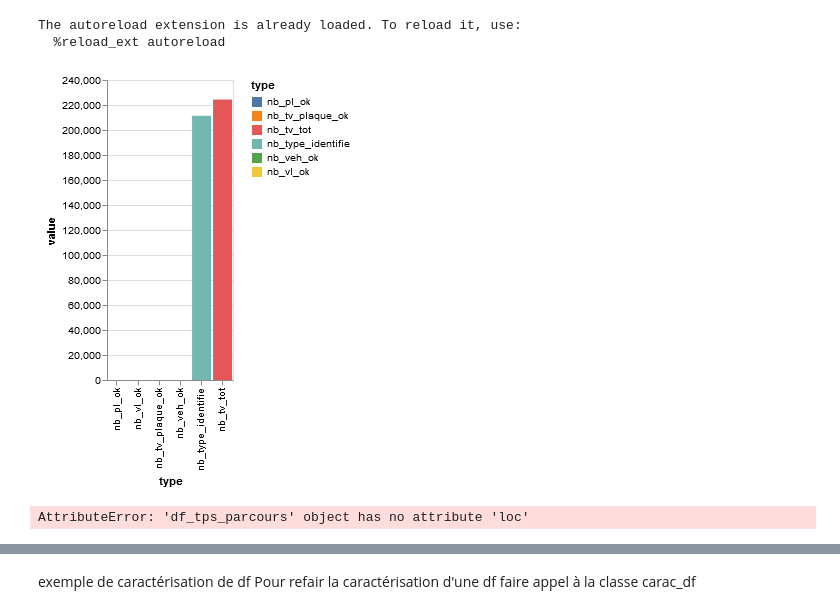
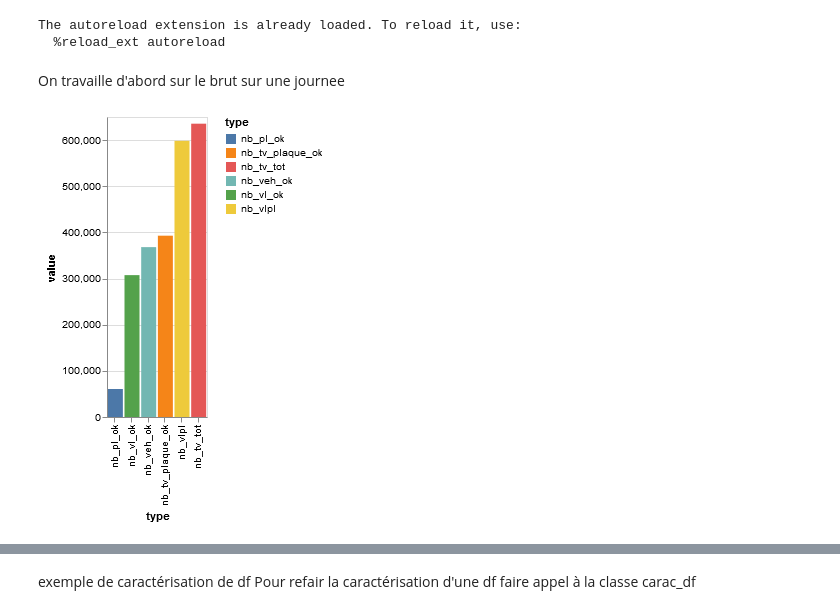
Before and after one commit to nantodevison/lapi, a Jupyter notebook: Carto_Lapi/Analyse/NoteBook.ipynb, the cells around one changed output, grey strips where cells are left out. Cells and saved outputs as stored; diff of their text form; code cells hidden in the pictures.

```diff
--- a/Carto_Lapi/Analyse/NoteBook.ipynb
+++ b/Carto_Lapi/Analyse/NoteBook.ipynb
@@ -12,4 +15,6 @@ import altair as alt
 # %% [output]
 The autoreload extension is already loaded. To reload it, use:
   %reload_ext autoreload
+# %% [markdown]
+On travaille d'abord sur le brut sur une journee
 # %%
@@ -17,10 +22,9 @@ df_journee=t.ouvrir_fichier_lapi('2019-01-15 00:00:00','2019-01-15 23:59:00')#te
 # %%
 info_df_journee=t.df_source(df_journee)
-# %%
-info_df_journee.plot_graphs()
-# %% [output]
-[figure, removed]
-# %%
-df_8h_9h_cam19_cam4=t.df_tps_parcours(df_journee,'2019-01-15 08:00:00',60,2,19,4) #les df des temps de parcours sur une partie de la journe
-# %% [output]
-AttributeError: 'df_tps_parcours' object has no attribute 'loc'
+# %%
+#graphes
+graph_stat, graph_fiab=info_df_journee.plot_graphs()
+#stats sur la journée
+graph_stat
+# %% [output]
+[figure, added]
```
Also changed, not shown: parts of 23 cells of this notebook, 1 other file.
